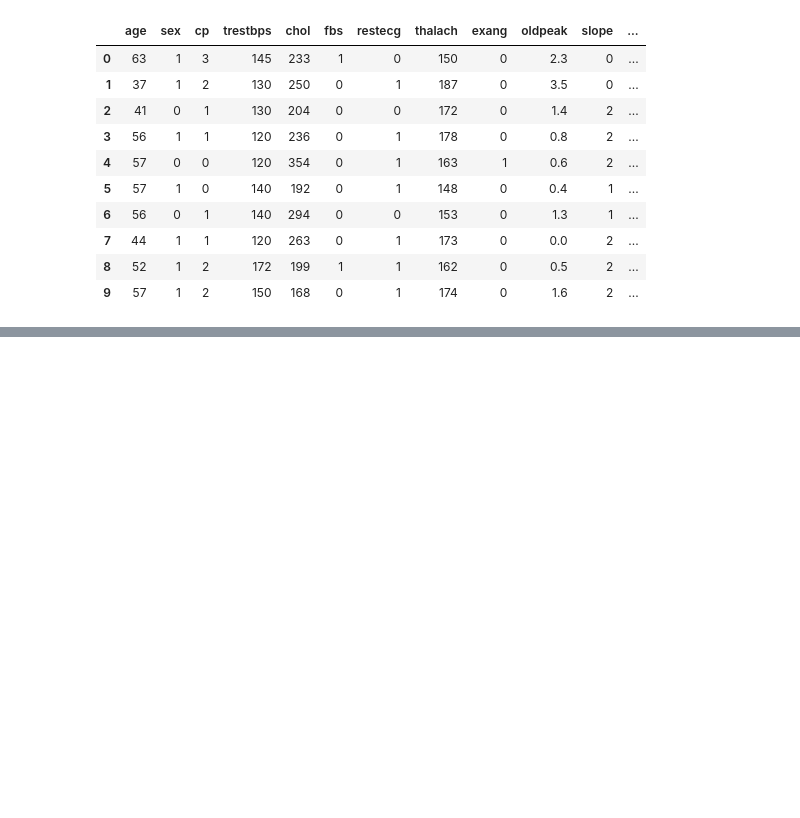
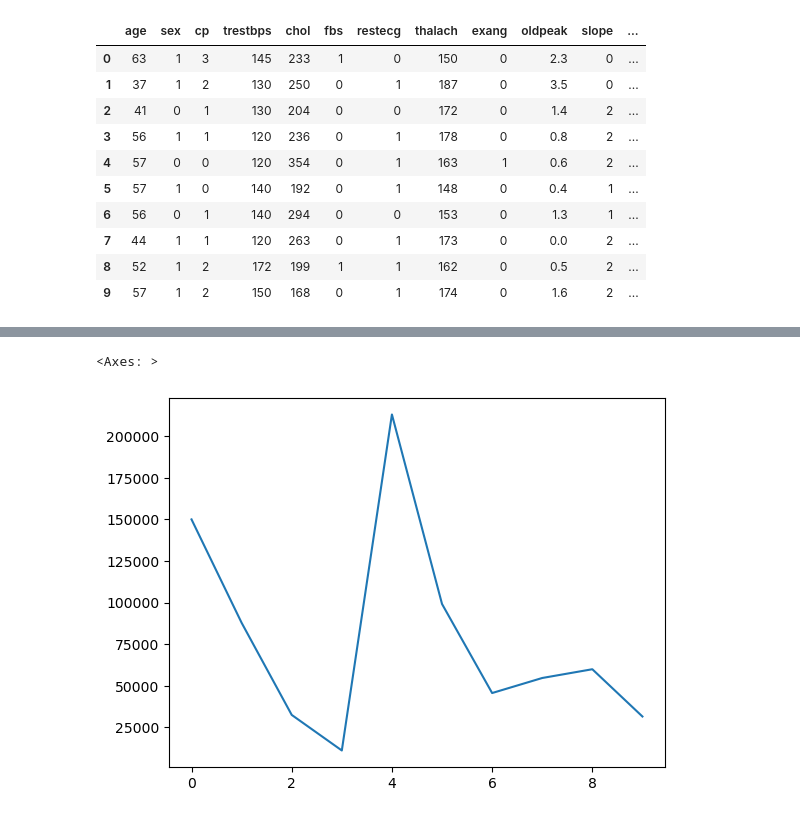
Before and after one commit to jonreygalera/zero-to-mastery-ml, a Jupyter notebook: introduction-to-pandas.ipynb, the cells around one changed output, grey strips where cells are left out. Saved outputs shown, nothing was run; the diff lists cells and outputs as text; code cells hidden in the pictures; blank space fills up the shorter version.

```diff
--- a/introduction-to-pandas.ipynb
+++ b/introduction-to-pandas.ipynb
@@ -102,0 +279,5 @@ data_from_url.head(10)
+# %%
+car_sales["Odometer (KM)"].plot()
+# %% [output]
+<Axes: >
+[figure, added]
```
Also changed, not shown: parts of 32 cells of this notebook, 1 other file.
